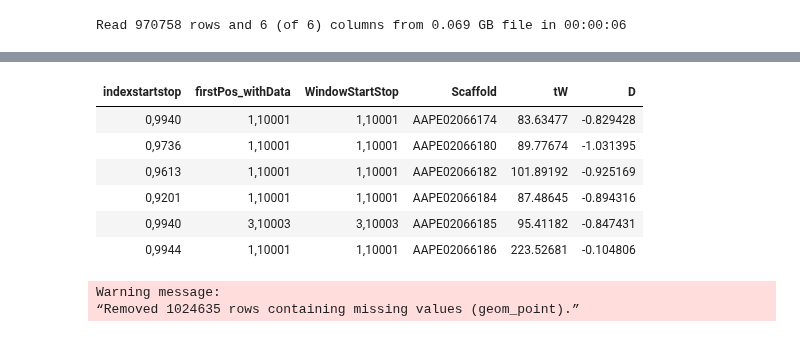
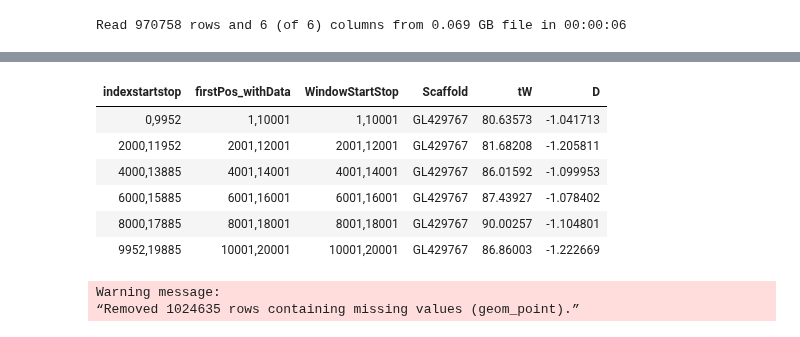
Before and after one commit to sagw/WNS_WGS, a Jupyter notebook: Notebooks/Angsd_all_thetas_graphs.ipynb, the cells around one changed output, grey strips where cells are left out. Saved outputs shown, nothing was run; the diff lists cells and outputs as text; code cells hidden in the pictures.

```diff
--- a/Notebooks/Angsd_all_thetas_graphs.ipynb
+++ b/Notebooks/Angsd_all_thetas_graphs.ipynb
@@ -62,13 +55,13 @@ tail(NYE)
-# %%
-tail(NYU)
-# %% [output]
-| indexstartstop | firstPos_withData | WindowStartStop | Scaffold | tW | D |
-| 0,9940 | 1,10001 | 1,10001 | AAPE02066174 | 83.63477 | -0.829428 |
-| 0,9736 | 1,10001 | 1,10001 | AAPE02066180 | 89.77674 | -1.031395 |
-| 0,9613 | 1,10001 | 1,10001 | AAPE02066182 | 101.89192 | -0.925169 |
-| 0,9201 | 1,10001 | 1,10001 | AAPE02066184 | 87.48645 | -0.894316 |
-| 0,9940 | 3,10003 | 3,10003 | AAPE02066185 | 95.41182 | -0.847431 |
-| 0,9944 | 1,10001 | 1,10001 | AAPE02066186 | 223.52681 | -0.104806 |
+# %%
+head(VTU)
+# %% [output]
+| indexstartstop | firstPos_withData | WindowStartStop | Scaffold | tW | D |
+| 0,9952 | 1,10001 | 1,10001 | GL429767 | 80.63573 | -1.041713 |
+| 2000,11952 | 2001,12001 | 2001,12001 | GL429767 | 81.68208 | -1.205811 |
+| 4000,13885 | 4001,14001 | 4001,14001 | GL429767 | 86.01592 | -1.099953 |
+| 6000,15885 | 6001,16001 | 6001,16001 | GL429767 | 87.43927 | -1.078402 |
+| 8000,17885 | 8001,18001 | 8001,18001 | GL429767 | 90.00257 | -1.104801 |
+| 9952,19885 | 10001,20001 | 10001,20001 | GL429767 | 86.86003 | -1.222669 |
 # %%
 NY=merge(NYE, NYU, by=c("Scaffold", "firstPos_withData"), all=T)
 VT=merge(VTE, VTU, by=c("Scaffold", "firstPos_withData"), all=T)
```
Also changed, not shown: parts of 14 cells of this notebook, 2 other files.
